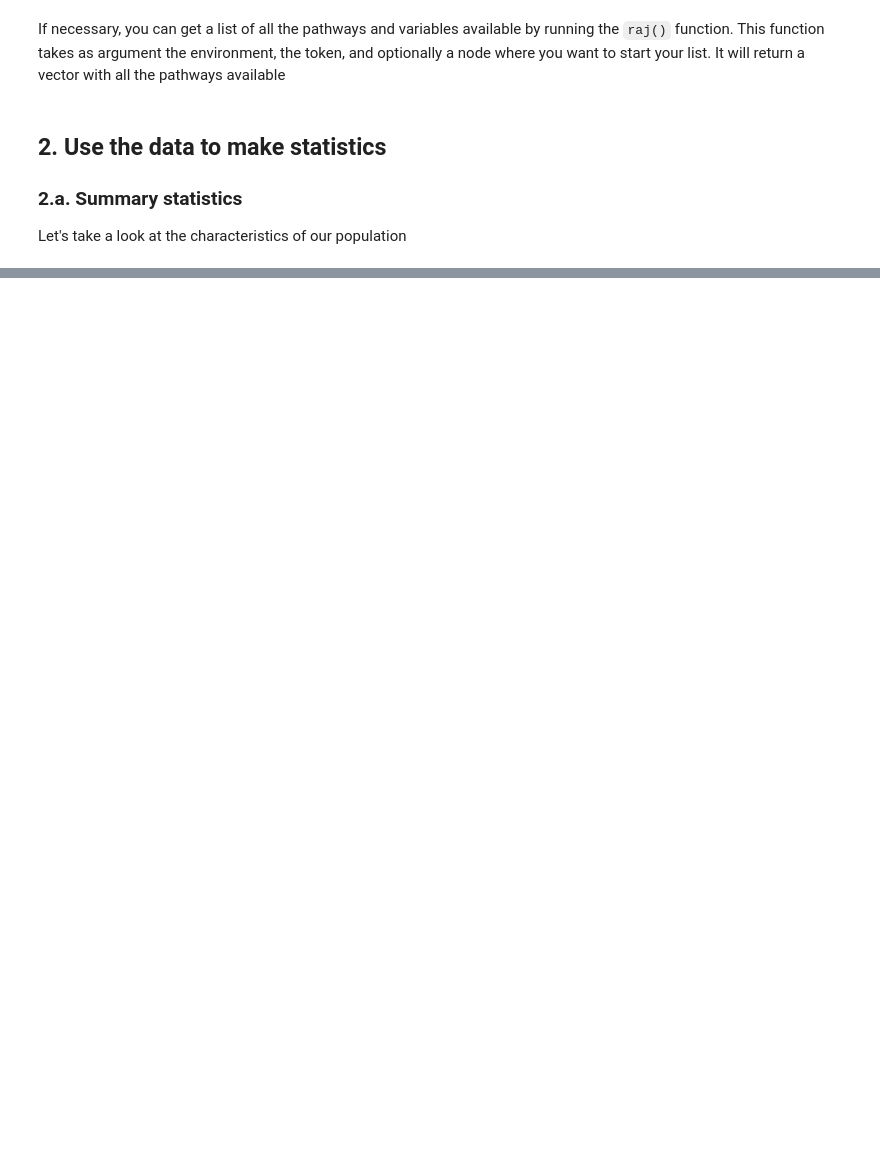
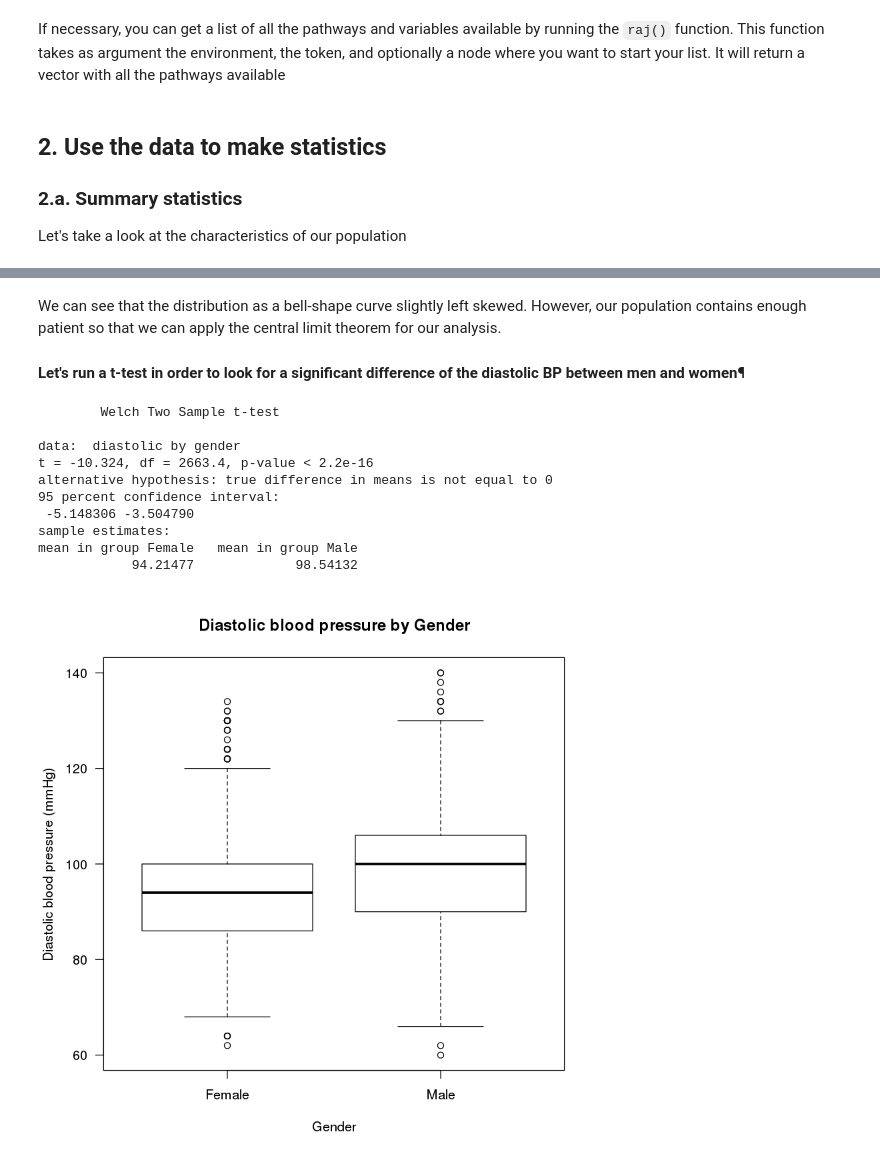
Before and after one commit to hms-dbmi/dcppc, a Jupyter notebook: Picsure_API/Use_Cases/Jackson_picsure.ipynb, the cells around one changed output, grey strips where cells are left out. Cells and saved outputs as stored; diff of their text form; code cells hidden in the pictures; blank space fills up the shorter version.

```diff
--- a/Picsure_API/Use_Cases/Jackson_picsure.ipynb
+++ b/Picsure_API/Use_Cases/Jackson_picsure.ipynb
@@ -167,0 +131,19 @@ curve(dnorm(x, mean=m, sd=std), col="wheat4", lwd=3, add=TRUE, yaxt="n")
+# %% [markdown]
+We can see that the distribution as a bell-shape curve slightly left skewed. However, our population contains enough patient so that we can apply the central limit theorem for our analysis.
+#### Let's run a t-test in order to look for a significant difference of the diastolic BP between men and women¶
+# %%
+gender <- droplevels(demo$Gender)
+t.test(diastolic~gender)
+boxplot(diastolic~gender,data=demo, main="Diastolic blood pressure by Gender", xlab="Gender", ylab="Diastolic blood pressure (mmHg)",   las = 1)
+# %% [output]
+        Welch Two Sample t-test
+
+data:  diastolic by gender
+t = -10.324, df = 2663.4, p-value < 2.2e-16
+alternative hypothesis: true difference in means is not equal to 0
+95 percent confidence interval:
+ -5.148306 -3.504790
+sample estimates:
+mean in group Female   mean in group Male
+            94.21477             98.54132
+[figure, added]
```
Also changed, not shown: parts of 19 cells of this notebook.
